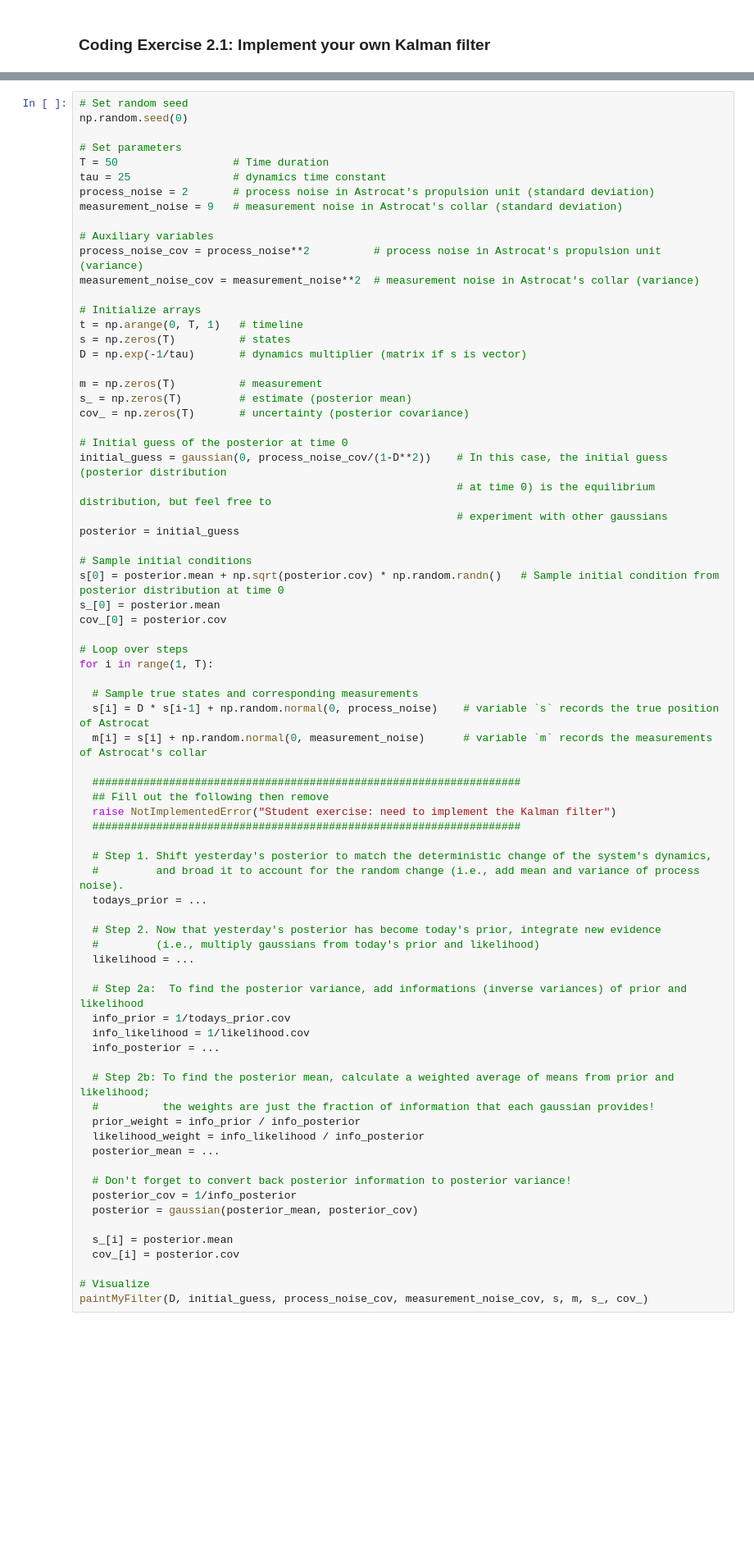
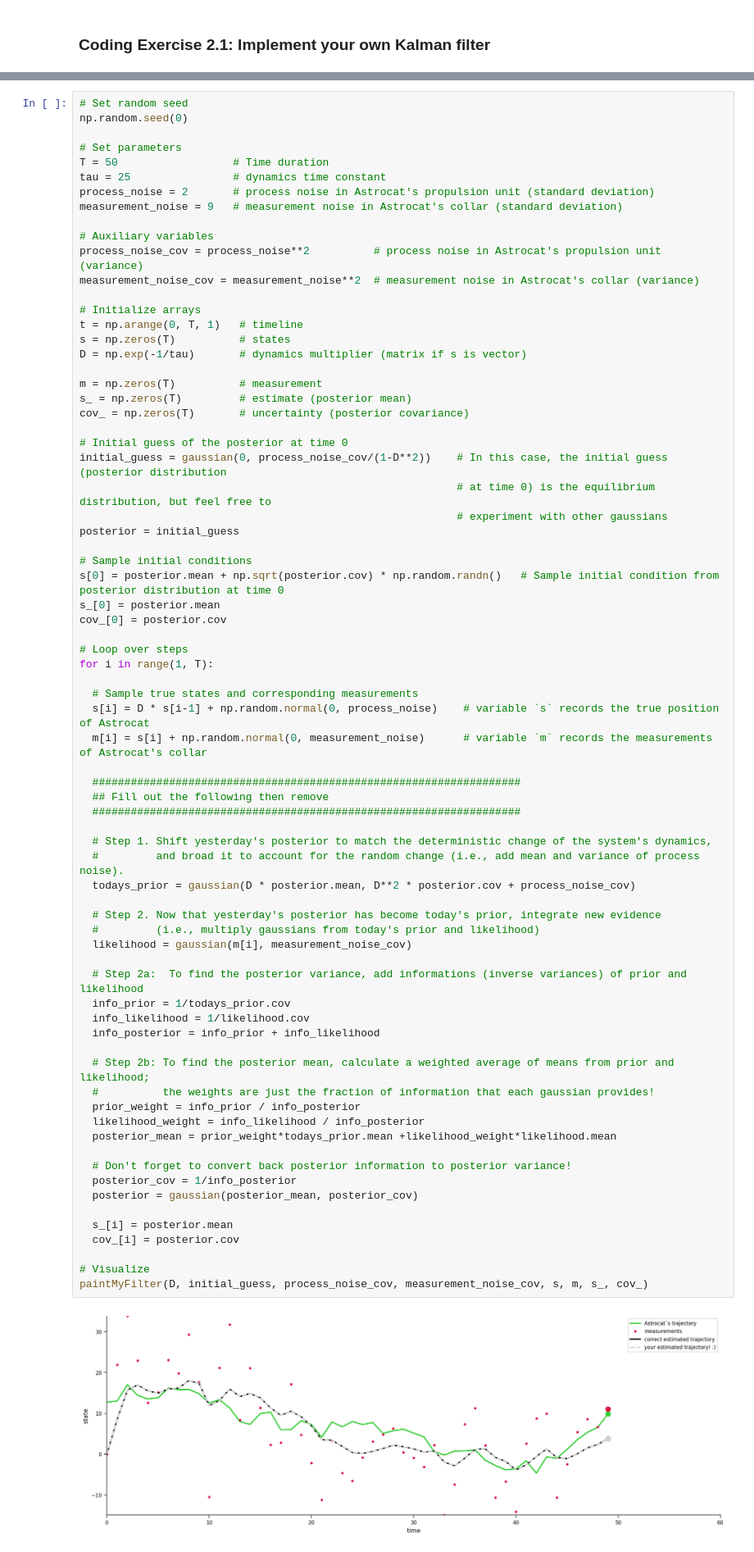
Before and after one commit to HyunsuLee/NMA-CN-course-content, a Jupyter notebook: tutorials/W3D2_HiddenDynamics/W3D2_Tutorial3.ipynb, the cells around one changed output, grey strips where cells are left out. Shown at 82% size. Drawn from its saved outputs; the diff is of its cells as text; blank space fills up the shorter version.

```diff
--- a/tutorials/W3D2_HiddenDynamics/W3D2_Tutorial3.ipynb
+++ b/tutorials/W3D2_HiddenDynamics/W3D2_Tutorial3.ipynb
@@ -912,35 +926,36 @@ for i in range(1, T):
   m[i] = s[i] + np.random.normal(0, measurement_noise)      # variable `m` records the measurements of Astrocat's collar
 
   ###################################################################
   ## Fill out the following then remove
-  raise NotImplementedError("Student exercise: need to implement the Kalman filter")
   ###################################################################
 
   # Step 1. Shift yesterday's posterior to match the deterministic change of the system's dynamics,
   #         and broad it to account for the random change (i.e., add mean and variance of process noise).
-  todays_prior = ...
+  todays_prior = gaussian(D * posterior.mean, D**2 * posterior.cov + process_noise_cov)
 
   # Step 2. Now that yesterday's posterior has become today's prior, integrate new evidence
   #         (i.e., multiply gaussians from today's prior and likelihood)
-  likelihood = ...
+  likelihood = gaussian(m[i], measurement_noise_cov)
 
   # Step 2a:  To find the posterior variance, add informations (inverse variances) of prior and likelihood
   info_prior = 1/todays_prior.cov
   info_likelihood = 1/likelihood.cov
-  info_posterior = ...
+  info_posterior = info_prior + info_likelihood
 
   # Step 2b: To find the posterior mean, calculate a weighted average of means from prior and likelihood;
   #          the weights are just the fraction of information that each gaussian provides!
   prior_weight = info_prior / info_posterior
   likelihood_weight = info_likelihood / info_posterior
-  posterior_mean = ...
+  posterior_mean = prior_weight*todays_prior.mean +likelihood_weight*likelihood.mean
 
   # Don't forget to convert back posterior information to posterior variance!
   posterior_cov = 1/info_posterior
   posterior = gaussian(posterior_mean, posterior_cov)
 
   s_[i] = posterior.mean
   cov_[i] = posterior.cov
 
 # Visualize
 paintMyFilter(D, initial_guess, process_noise_cov, measurement_noise_cov, s, m, s_, cov_)
+# %% [output]
+[figure, added]
```
Also changed, not shown: parts of 10 cells of this notebook.
